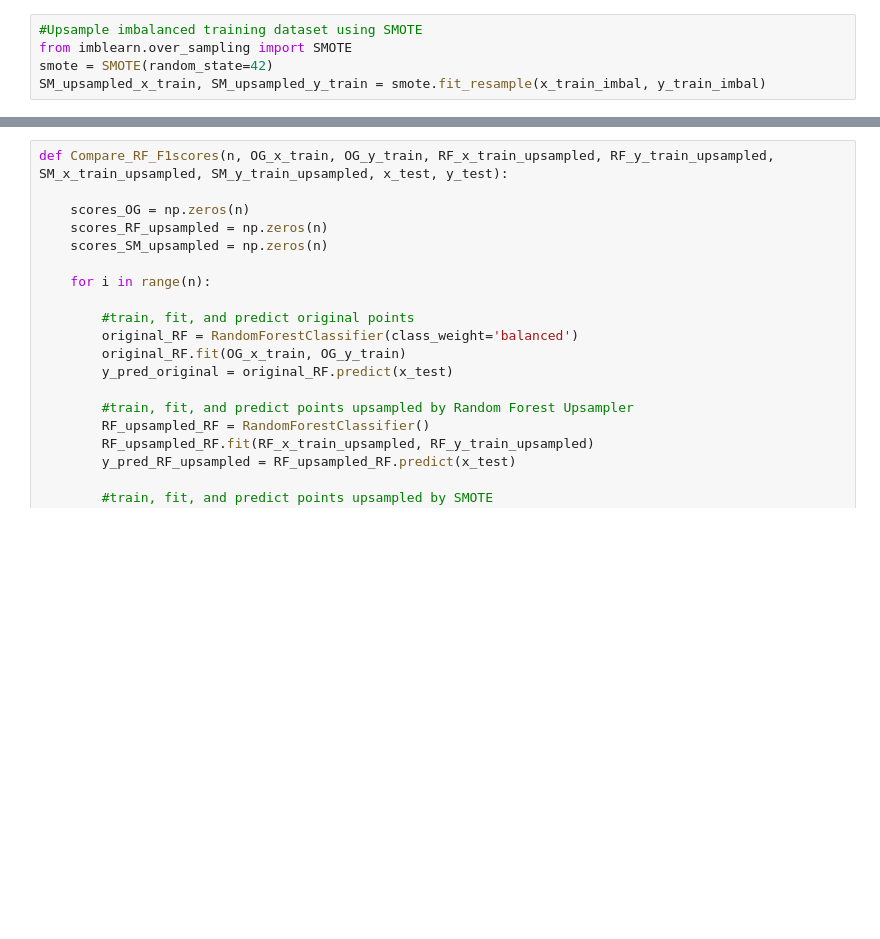
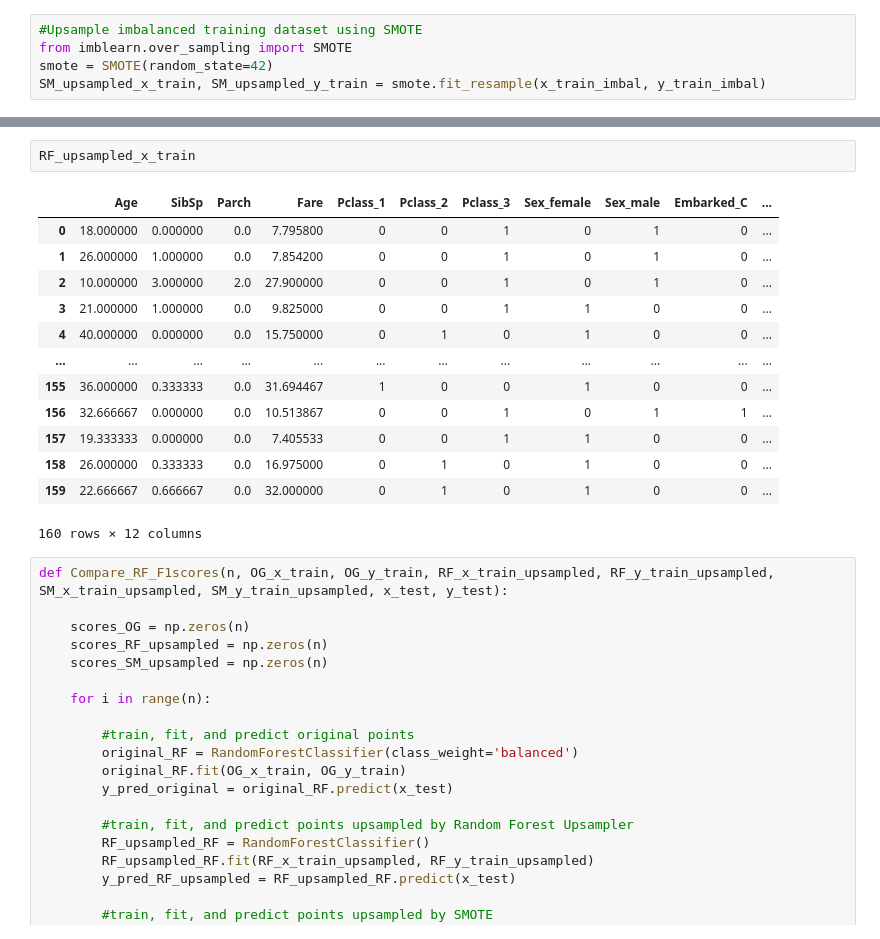
Before and after one commit to rhodes-byu/RF-Overample, a Jupyter notebook: rfoversample-testing2.ipynb, the cells around one changed output, grey strips where cells are left out. Cells and saved outputs as stored; diff of their text form; blank space fills up the shorter version.

```diff
--- a/rfoversample-testing2.ipynb
+++ b/rfoversample-testing2.ipynb
@@ -44,3 +74,19 @@ SM_upsampled_x_train, SM_upsampled_y_train = smote.fit_resample(x_train_imbal, y
+# %%
+RF_upsampled_x_train
+# %% [output]
+|  | Age | SibSp | Parch | Fare | Pclass_1 | Pclass_2 | Pclass_3 | Sex_female | Sex_male | Embarked_C | ... |
+| 0 | 18.000000 | 0.000000 | 0.0 | 7.795800 | 0 | 0 | 1 | 0 | 1 | 0 | ... |
+| 1 | 26.000000 | 1.000000 | 0.0 | 7.854200 | 0 | 0 | 1 | 0 | 1 | 0 | ... |
+| 2 | 10.000000 | 3.000000 | 2.0 | 27.900000 | 0 | 0 | 1 | 0 | 1 | 0 | ... |
+| 3 | 21.000000 | 1.000000 | 0.0 | 9.825000 | 0 | 0 | 1 | 1 | 0 | 0 | ... |
+| 4 | 40.000000 | 0.000000 | 0.0 | 15.750000 | 0 | 1 | 0 | 1 | 0 | 0 | ... |
+| ... | ... | ... | ... | ... | ... | ... | ... | ... | ... | ... | ... |
+| 155 | 36.000000 | 0.333333 | 0.0 | 31.694467 | 1 | 0 | 0 | 1 | 0 | 0 | ... |
+| 156 | 32.666667 | 0.000000 | 0.0 | 10.513867 | 0 | 0 | 1 | 0 | 1 | 1 | ... |
+| 157 | 19.333333 | 0.000000 | 0.0 | 7.405533 | 0 | 0 | 1 | 1 | 0 | 0 | ... |
+| 158 | 26.000000 | 0.333333 | 0.0 | 16.975000 | 0 | 1 | 0 | 1 | 0 | 0 | ... |
+| 159 | 22.666667 | 0.666667 | 0.0 | 32.000000 | 0 | 1 | 0 | 1 | 0 | 0 | ... |
+160 rows × 12 columns
 # %%
 def Compare_RF_F1scores(n, OG_x_train, OG_y_train, RF_x_train_upsampled, RF_y_train_upsampled, SM_x_train_upsampled, SM_y_train_upsampled, x_test, y_test):
 
```
Also changed, not shown: parts of 3 cells of this notebook, 2 other files.
